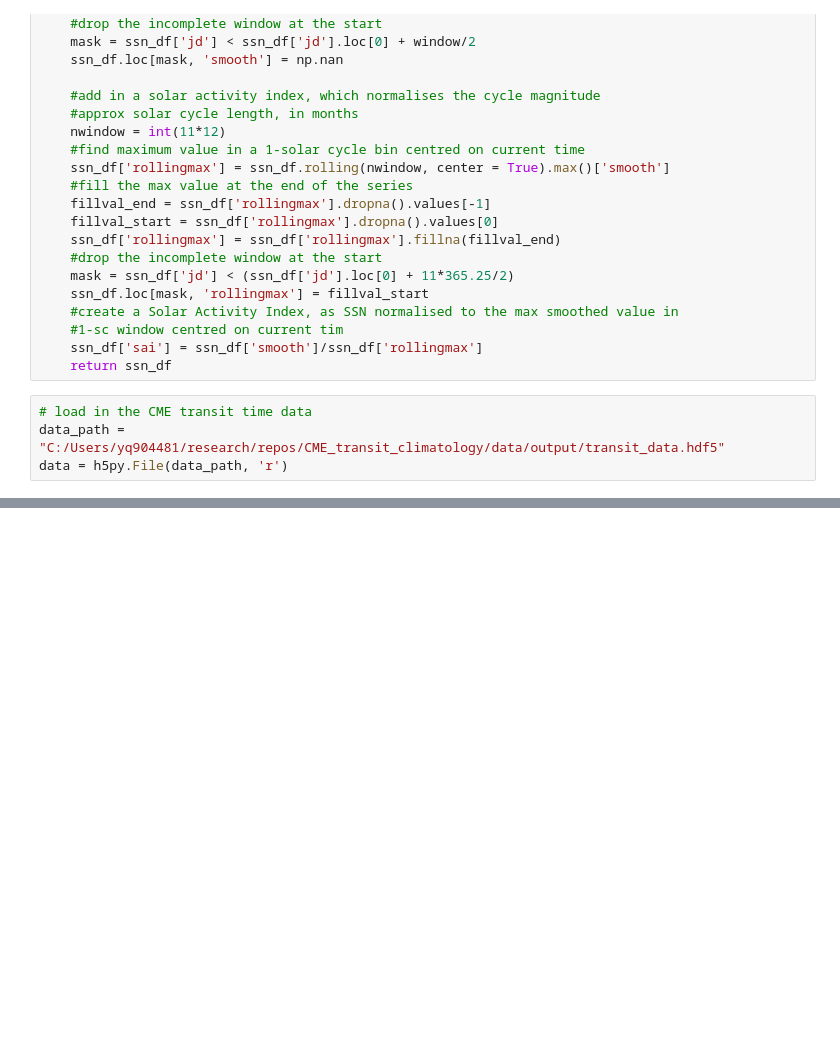
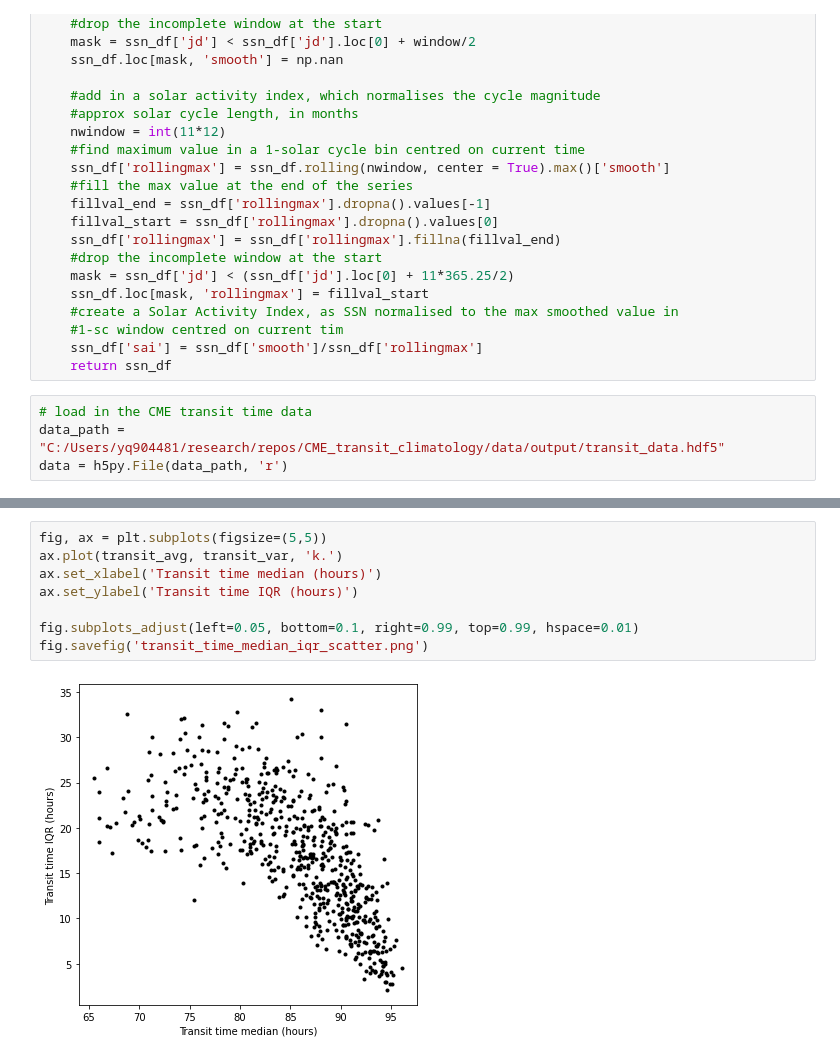
Before and after one commit to LukeBarnard/CME_transit_climatology, a Jupyter notebook: code/transit_time_analysis.ipynb, the cells around one changed output, grey strips where cells are left out. Saved outputs shown, nothing was run; the diff lists cells and outputs as text; blank space fills up the shorter version.

```diff
--- a/code/transit_time_analysis.ipynb
+++ b/code/transit_time_analysis.ipynb
@@ -159,3 +179,13 @@ fig.savefig('transit_time_time_series.png')
+# %%
+fig, ax = plt.subplots(figsize=(5,5))
+ax.plot(transit_avg, transit_var, 'k.')
+ax.set_xlabel('Transit time median (hours)')
+ax.set_ylabel('Transit time IQR (hours)')
+
+fig.subplots_adjust(left=0.05, bottom=0.1, right=0.99, top=0.99, hspace=0.01)
+fig.savefig('transit_time_median_iqr_scatter.png')
+# %% [output]
+[figure, added]
 # %%
 cr_time = carrington_rotation_time(cr_arr+0.5)
 cr_sc_num, cr_sc_phase, cr_sc_state, cr_sc_risefall = calc_solar_cycle_phase(cr_time.jd)
```
Also changed, not shown: parts of 10 cells of this notebook, 1 other file.
